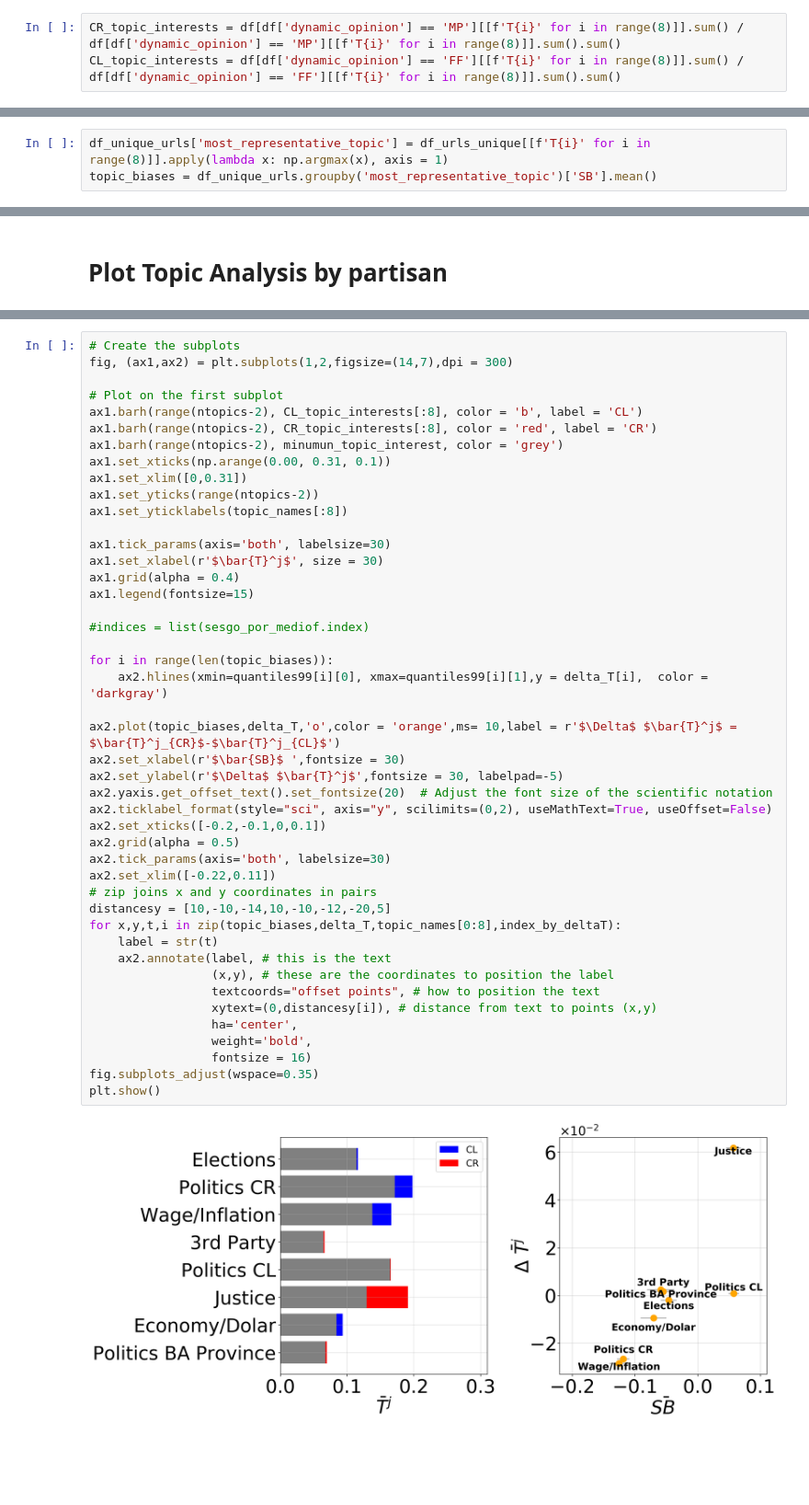
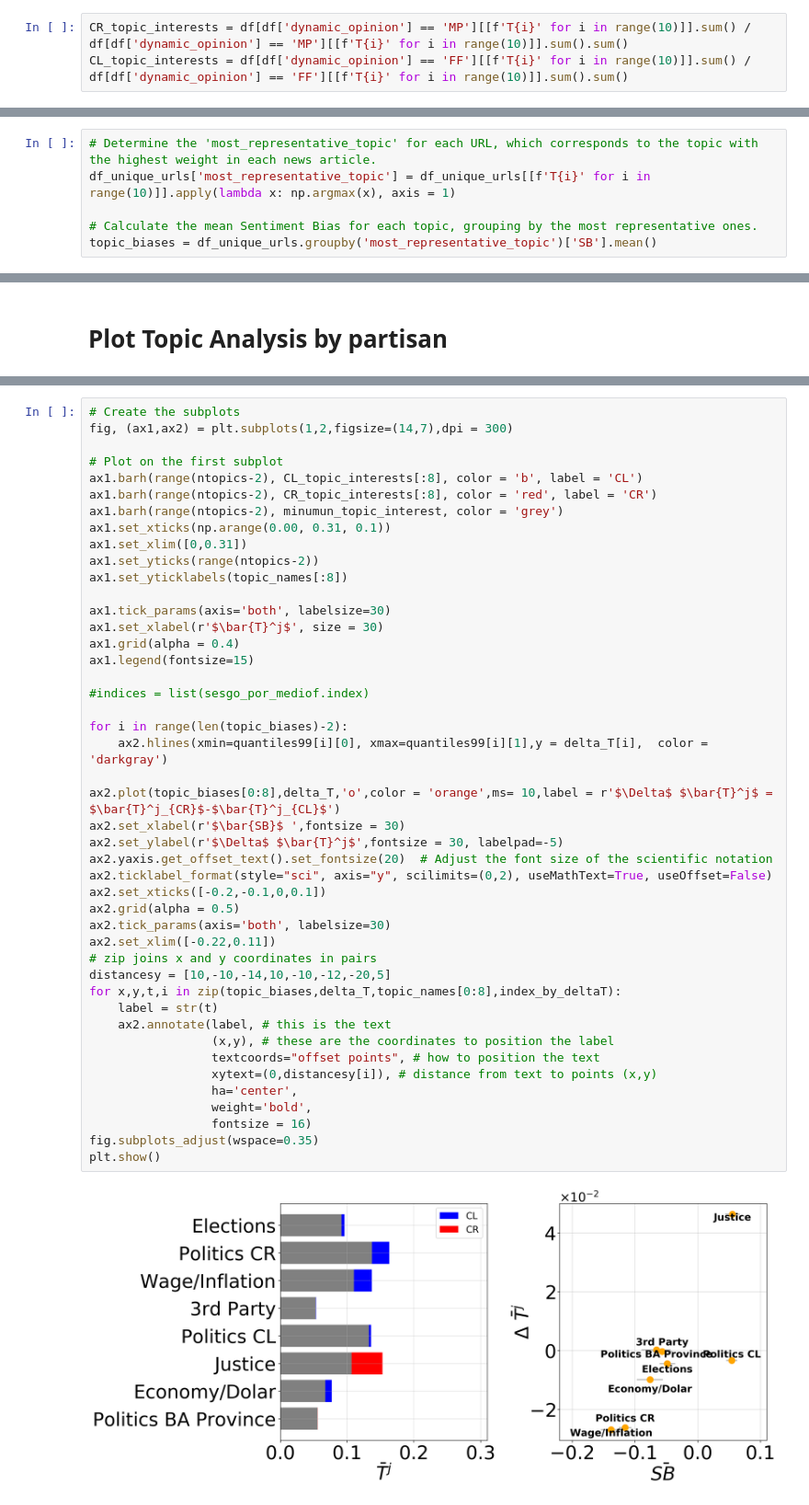
Before and after one commit to spinto88/SocialMediaBiasAndPolarization, a Jupyter notebook: TopicAnalysisByPartisans.ipynb, the cells around one changed output, grey strips where cells are left out. Shown: that part at 92% size. Saved outputs shown, nothing was run; the diff lists cells and outputs as text; blank space fills up the shorter version.

```diff
--- a/TopicAnalysisByPartisans.ipynb
+++ b/TopicAnalysisByPartisans.ipynb
@@ -29,6 +29,6 @@ Dinamic model of votting: We choose the intention of votting as the label for ea
 # %% [markdown]
 ## Topic interest by partisan
 # %%
-CR_topic_interests = df[df['dynamic_opinion'] == 'MP'][[f'T{i}' for i in range(8)]].sum() / df[df['dynamic_opinion'] == 'MP'][[f'T{i}' for i in range(8)]].sum().sum()
-CL_topic_interests = df[df['dynamic_opinion'] == 'FF'][[f'T{i}' for i in range(8)]].sum() / df[df['dynamic_opinion'] == 'FF'][[f'T{i}' for i in range(8)]].sum().sum()
+CR_topic_interests = df[df['dynamic_opinion'] == 'MP'][[f'T{i}' for i in range(10)]].sum() / df[df['dynamic_opinion'] == 'MP'][[f'T{i}' for i in range(10)]].sum().sum()
+CL_topic_interests = df[df['dynamic_opinion'] == 'FF'][[f'T{i}' for i in range(10)]].sum() / df[df['dynamic_opinion'] == 'FF'][[f'T{i}' for i in range(10)]].sum().sum()
 # %% [markdown]
@@ -49,6 +53,9 @@ topic_names_sorted = [topic_names[i] for i in index_by_deltaT]
 df_unique_urls = df.drop_duplicates('url').copy()
 # %%
-df_unique_urls['most_representative_topic'] = df_urls_unique[[f'T{i}' for i in range(8)]].apply(lambda x: np.argmax(x), axis = 1)
+# Determine the 'most_representative_topic' for each URL, which corresponds to the topic with the highest weight in each news article.
+df_unique_urls['most_representative_topic'] = df_unique_urls[[f'T{i}' for i in range(10)]].apply(lambda x: np.argmax(x), axis = 1)
+
+# Calculate the mean Sentiment Bias for each topic, grouping by the most representative ones.
 topic_biases = df_unique_urls.groupby('most_representative_topic')['SB'].mean()
 # %% [markdown]
 ## Calculate mean SB by topic error
@@ -83,35 +94,35 @@ ax1.tick_params(axis='both', labelsize=30)
 ax1.set_xlabel(r'$\bar{T}^j$', size = 30)
 ax1.grid(alpha = 0.4)
 ax1.legend(fontsize=15)
 
 #indices = list(sesgo_por_mediof.index)
 
-for i in range(len(topic_biases)):
+for i in range(len(topic_biases)-2):
     ax2.hlines(xmin=quantiles99[i][0], xmax=quantiles99[i][1],y = delta_T[i],  color = 'darkgray')
 
-ax2.plot(topic_biases,delta_T,'o',color = 'orange',ms= 10,label = r'$\Delta$ $\bar{T}^j$ = $\bar{T}^j_{CR}$-$\bar{T}^j_{CL}$')
+ax2.plot(topic_biases[0:8],delta_T,'o',color = 'orange',ms= 10,label = r'$\Delta$ $\bar{T}^j$ = $\bar{T}^j_{CR}$-$\bar{T}^j_{CL}$')
 ax2.set_xlabel(r'$\bar{SB}$ ',fontsize = 30)
 ax2.set_ylabel(r'$\Delta$ $\bar{T}^j$',fontsize = 30, labelpad=-5)
 ax2.yaxis.get_offset_text().set_fontsize(20)  # Adjust the font size of the scientific notation
 ax2.ticklabel_format(style="sci", axis="y", scilimits=(0,2), useMathText=True, useOffset=False)
 ax2.set_xticks([-0.2,-0.1,0,0.1])
 ax2.grid(alpha = 0.5)
 ax2.tick_params(axis='both', labelsize=30)
 ax2.set_xlim([-0.22,0.11])
 # zip joins x and y coordinates in pairs
 distancesy = [10,-10,-14,10,-10,-12,-20,5]
 for x,y,t,i in zip(topic_biases,delta_T,topic_names[0:8],index_by_deltaT):
     label = str(t)
     ax2.annotate(label, # this is the text
                  (x,y), # these are the coordinates to position the label
                  textcoords="offset points", # how to position the text
                  xytext=(0,distancesy[i]), # distance from text to points (x,y)
                  ha='center',
                  weight='bold',
                  fontsize = 16)
 fig.subplots_adjust(wspace=0.35)
 plt.show()
 # %% [output]
-[figure, old version]
+[figure, new version]
 # %%
 from scipy import stats
```
Also changed, not shown: parts of 5 cells of this notebook.
